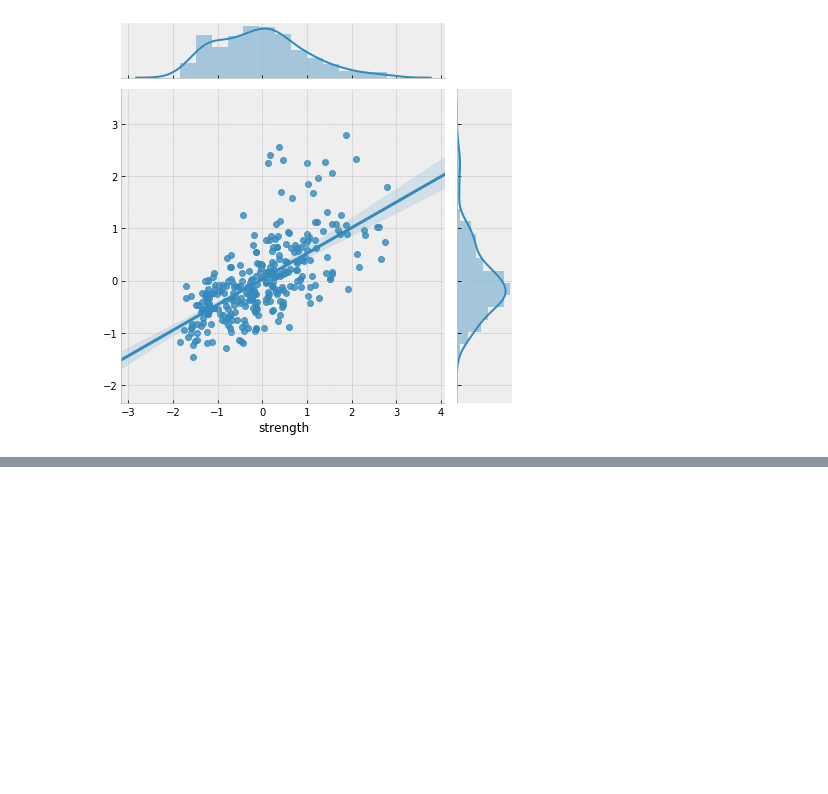
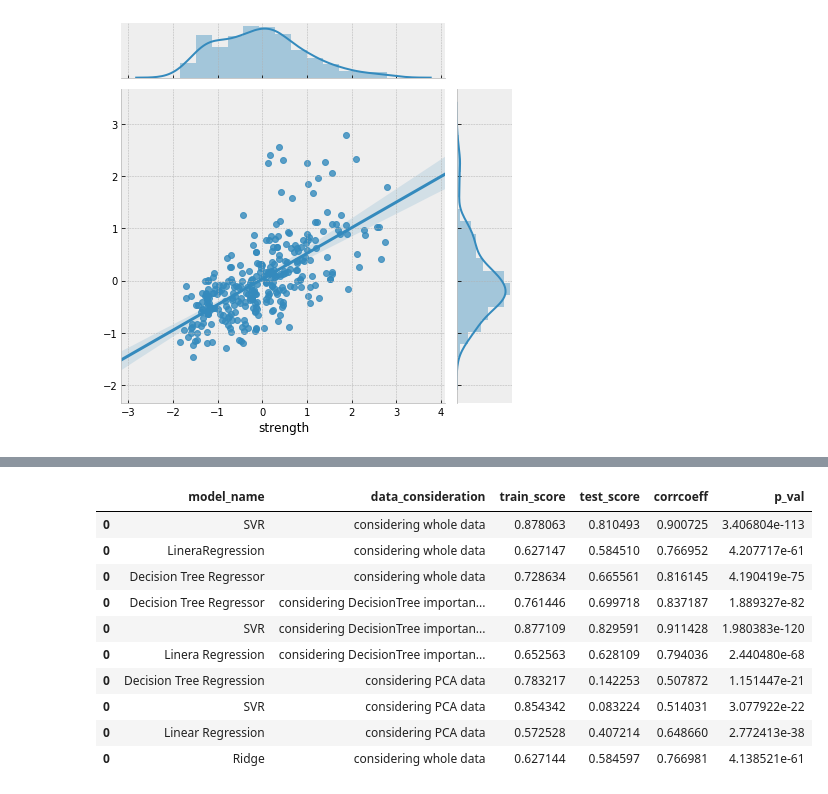
Before and after one commit to imanjunathn/FeatureEngineering, a Jupyter notebook: FMT.ipynb, the cells around one changed output, grey strips where cells are left out. Cells and saved outputs as stored; diff of their text form; code cells hidden in the pictures; blank space fills up the shorter version.

```diff
--- a/FMT.ipynb
+++ b/FMT.ipynb
@@ -837,3 +1007,14 @@ print(f"pearsonr = {corr}; p_val={p_val}")
 # %% [output]
 pearsonr = 0.6486602565799491; p_val=2.772412515351945e-38
 [figure]
+# %%
+LR_pca_dict = {'model_name':'Linear Regression',
+            'data_consideration':'considering PCA data',
+            'train_score': [LR_pca_train_score],
+            'test_score':[LR_pca_test_score],
+            'corrcoeff':[corr_LR_pca],
+            'p_val':[p_val_LR_pca]
+           }
+df = pd.DataFrame(LR_pca_dict)
+tracker_df = pd.concat([tracker_df,df],axis=0)
+tracker_df.head(20)
@@ -839,0 +1056,5 @@ pearsonr = 0.6486602565799491; p_val=2.772412515351945e-38
+# %%
+ridge_train_score = ridge_model.score(X_train,y_train)
+ridge_test_score = ridge_model.score(X_test,y_test)
+print(f"Train score: {ridge_train_score}")
+print(f"Test score: {ridge_test_score}")
@@ -839,0 +1077,23 @@ pearsonr = 0.6486602565799491; p_val=2.772412515351945e-38
+# %%
+ridge_dict = {'model_name':'Ridge',
+            'data_consideration':'considering whole data',
+            'train_score': [ridge_train_score],
+            'test_score':[ridge_test_score],
+            'corrcoeff':[corr_ridge],
+            'p_val':[p_val_ridge]
+           }
+df = pd.DataFrame(ridge_dict)
+tracker_df = pd.concat([tracker_df,df],axis=0)
+tracker_df.head(20)
+# %% [output]
+|  | model_name | data_consideration | train_score | test_score | corrcoeff | p_val |
+| 0 | SVR | considering whole data | 0.878063 | 0.810493 | 0.900725 | 3.406804e-113 |
+| 0 | LineraRegression | considering whole data | 0.627147 | 0.584510 | 0.766952 | 4.207717e-61 |
+| 0 | Decision Tree Regressor | considering whole data | 0.728634 | 0.665561 | 0.816145 | 4.190419e-75 |
+| 0 | Decision Tree Regressor | considering DecisionTree importan... | 0.761446 | 0.699718 | 0.837187 | 1.889327e-82 |
+| 0 | SVR | considering DecisionTree importan... | 0.877109 | 0.829591 | 0.911428 | 1.980383e-120 |
+| 0 | Linera Regression | considering DecisionTree importan... | 0.652563 | 0.628109 | 0.794036 | 2.440480e-68 |
+| 0 | Decision Tree Regression | considering PCA data | 0.783217 | 0.142253 | 0.507872 | 1.151447e-21 |
+| 0 | SVR | considering PCA data | 0.854342 | 0.083224 | 0.514031 | 3.077922e-22 |
+| 0 | Linear Regression | considering PCA data | 0.572528 | 0.407214 | 0.648660 | 2.772413e-38 |
+| 0 | Ridge | considering whole data | 0.627144 | 0.584597 | 0.766981 | 4.138521e-61 |
```
Also changed, not shown: parts of 50 cells of this notebook.
